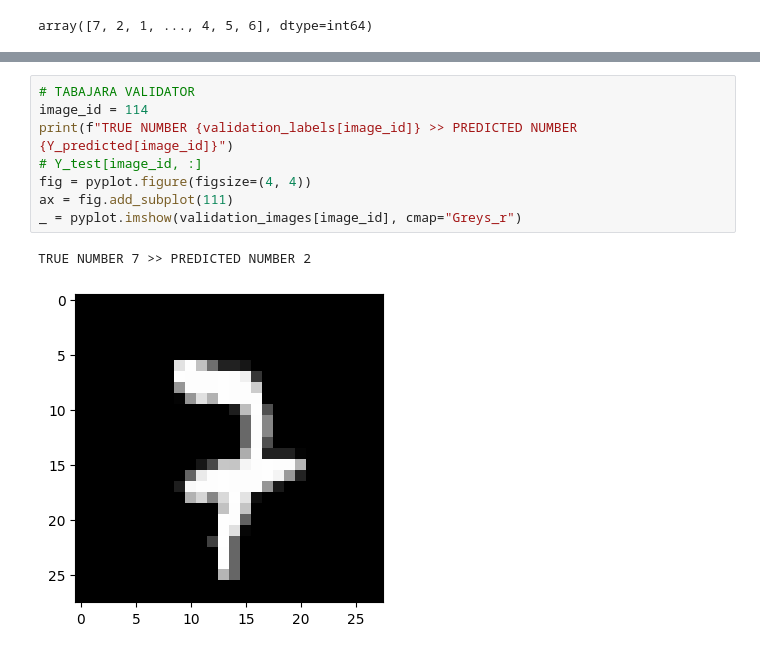
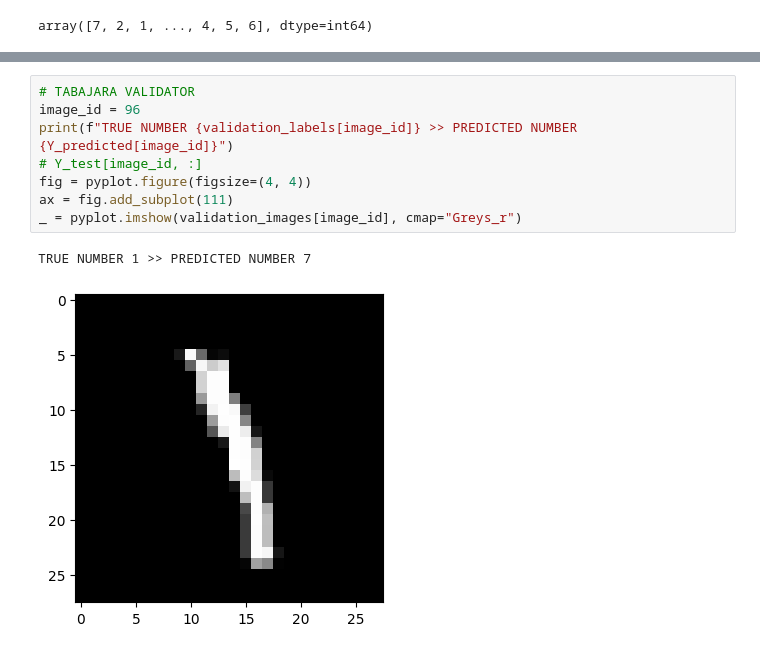
Before and after one commit to Slaxis/infnet-sports, a Jupyter notebook: notebooks/kdigits-fold.ipynb, the cells around one changed output, grey strips where cells are left out. Cells and saved outputs as stored; diff of their text form.

```diff
--- a/notebooks/kdigits-fold.ipynb
+++ b/notebooks/kdigits-fold.ipynb
@@ -193,11 +191,11 @@ array([  8,  41,  43,  73, 114, 144, 175, 255, 282, 287], dtype=int64)
 # %%
 # TABAJARA VALIDATOR
-image_id = 114
+image_id = 96
 print(f"TRUE NUMBER {validation_labels[image_id]} >> PREDICTED NUMBER {Y_predicted[image_id]}")
 # Y_test[image_id, :]
 fig = pyplot.figure(figsize=(4, 4))
 ax = fig.add_subplot(111)
 _ = pyplot.imshow(validation_images[image_id], cmap="Greys_r")
 # %% [output]
-TRUE NUMBER 7 >> PREDICTED NUMBER 2
+TRUE NUMBER 1 >> PREDICTED NUMBER 7
-[figure, old version]
+[figure, new version]
```
Also changed, not shown: parts of 7 cells of this notebook, 37 other files.
